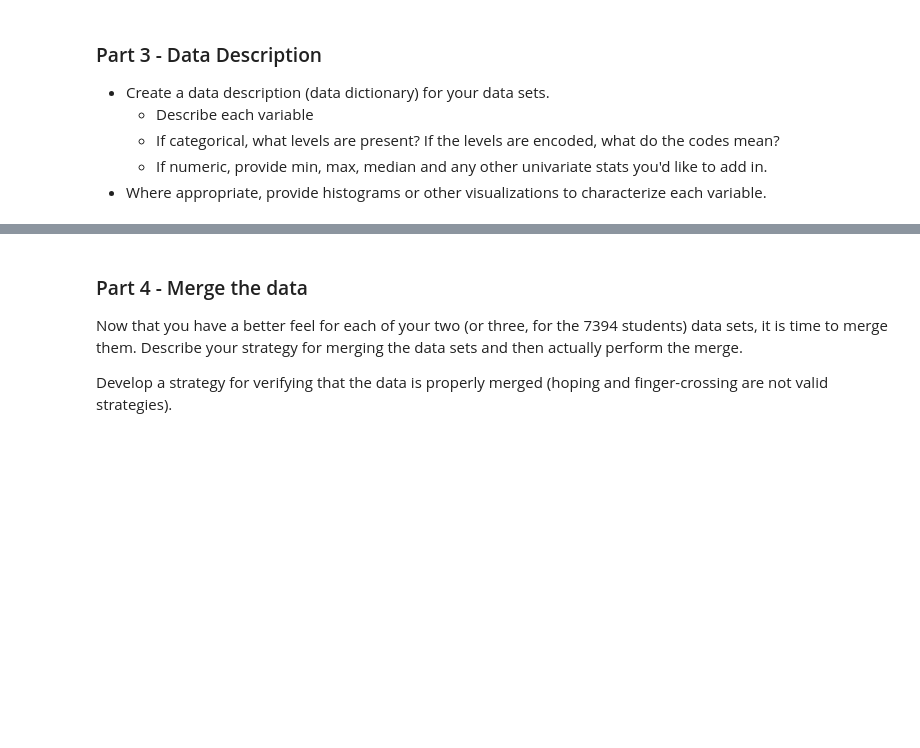
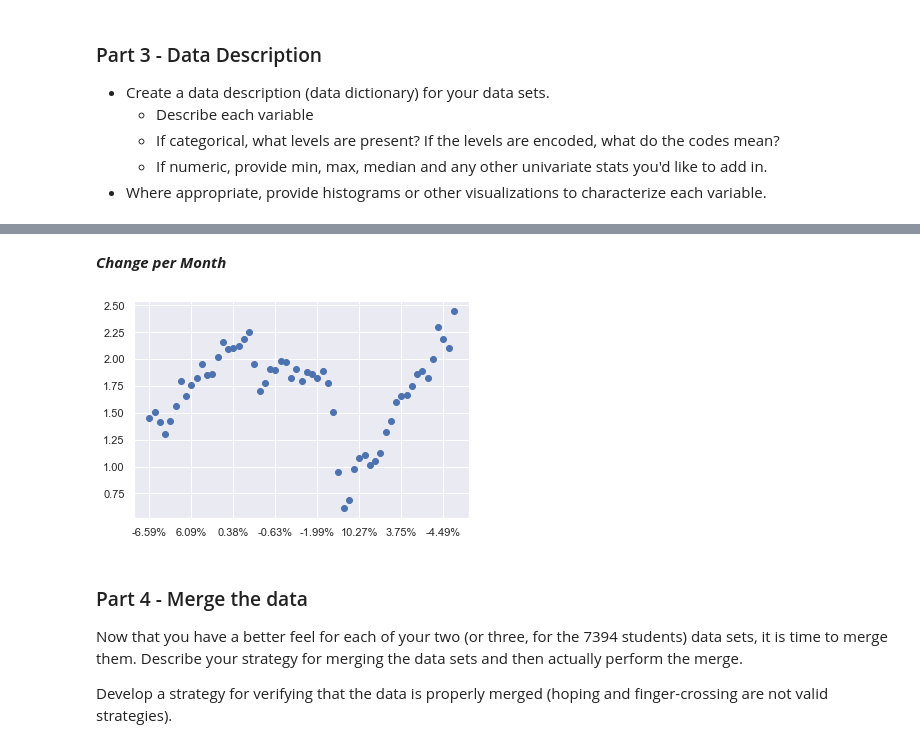
Before and after one commit to jcarballo1/CS7394_AppliedML, a Jupyter notebook: Project2/Project02_Revised.ipynb, the cells around one changed output, grey strips where cells are left out. Saved outputs shown, nothing was run; the diff lists cells and outputs as text; code cells hidden in the pictures; blank space fills up the shorter version.

```diff
--- a/Project2/Project02_Revised.ipynb
+++ b/Project2/Project02_Revised.ipynb
@@ -92,3 +294,12 @@ Do this with Intentionality.  Don't skimp.
+# %% [markdown]
+***Change per Month***
+# %%
+axes = plt.axes()
+axes.xaxis.set_major_locator(plt.MaxNLocator(10))
+plt.scatter(jet_fuel_norm["Change"], jet_fuel_norm["Price"])
+plt.show()
+# %% [output]
+[figure, added]
 # %% [markdown]
 ### Part 4 - Merge the data
 
```
Also changed, not shown: parts of 62 cells of this notebook, 1 other file.
